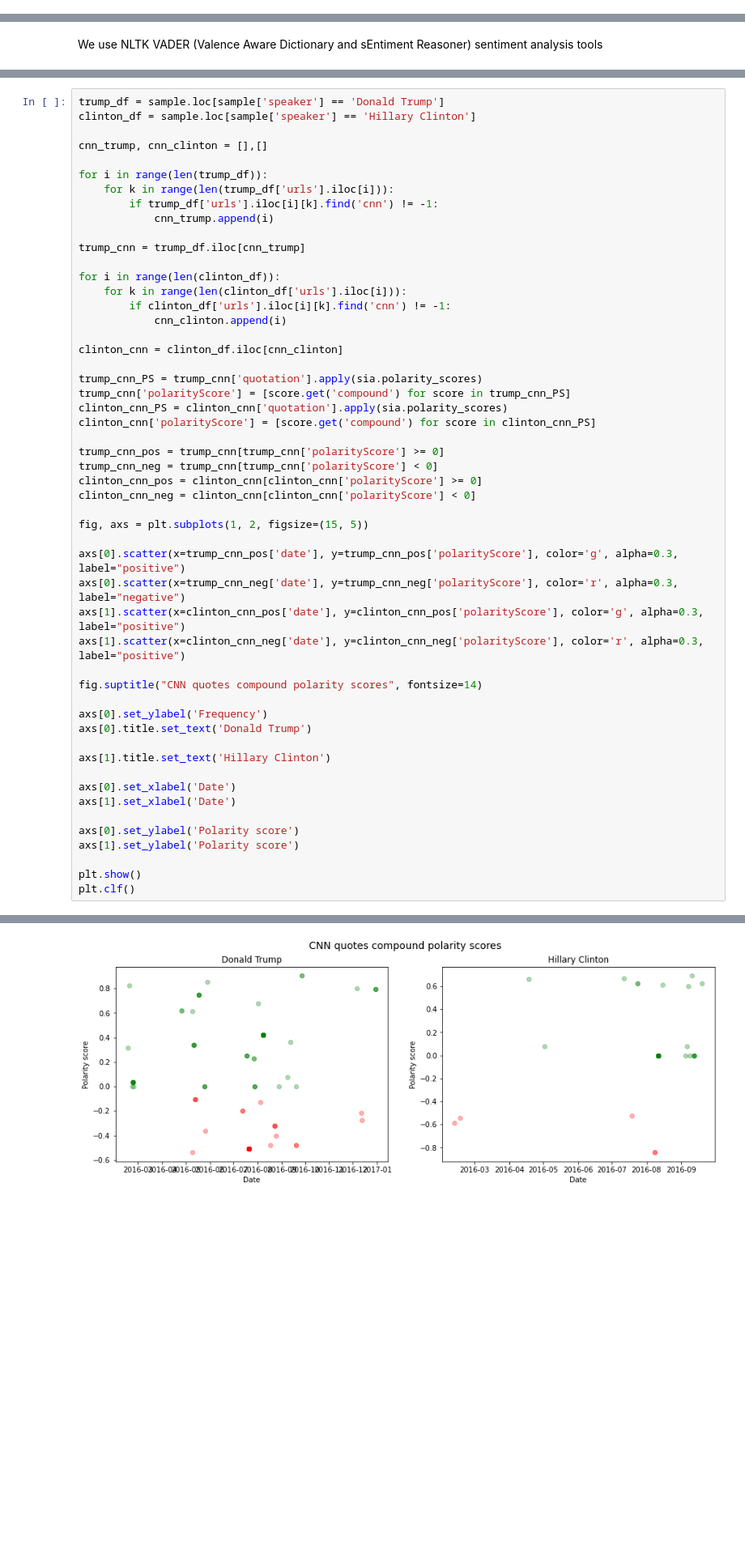
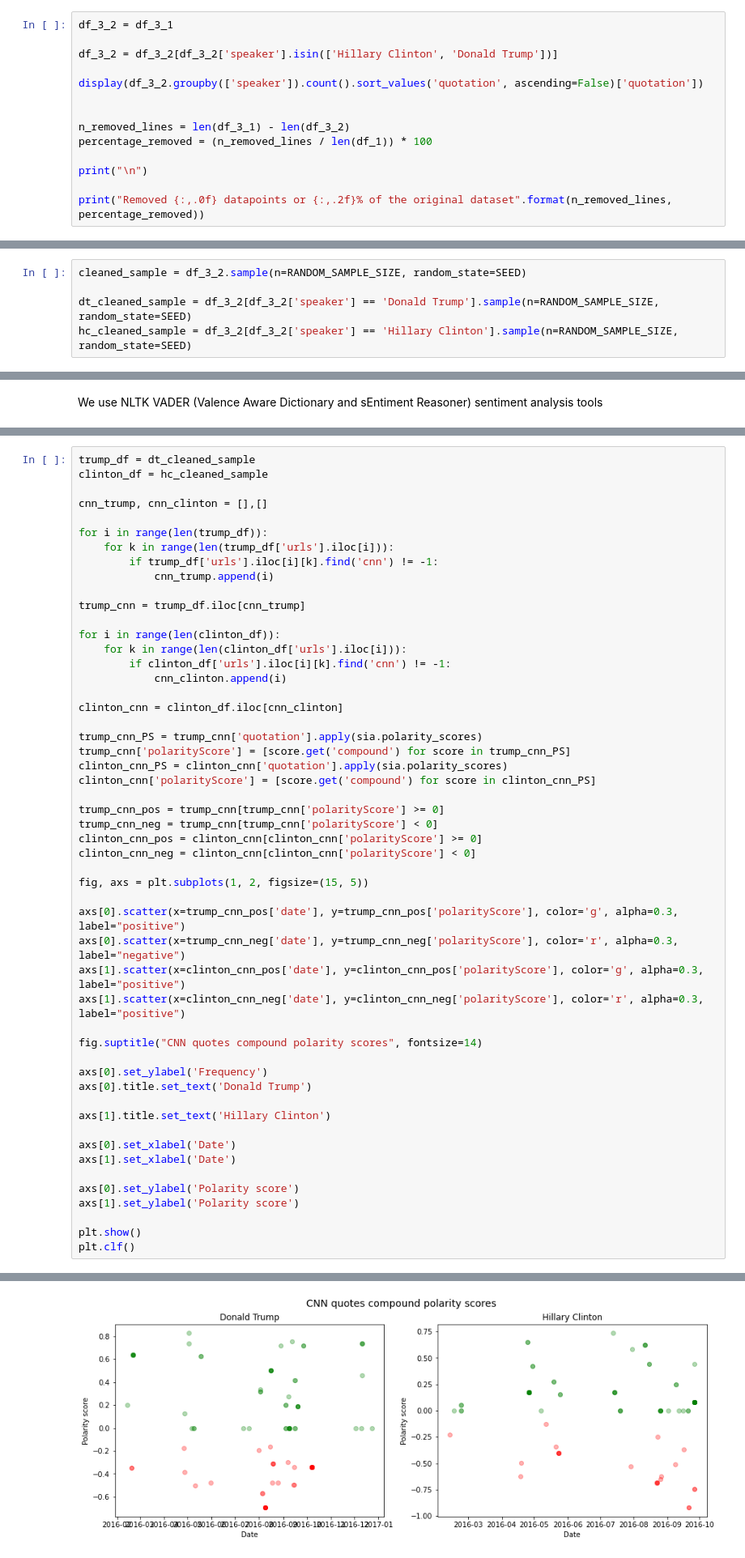
Before and after one commit to epfl-ada/ada-2021-project-radar, a Jupyter notebook: Milestone2.ipynb, the cells around one changed output, grey strips where cells are left out. Shown at 81% size. Saved outputs shown, nothing was run; the diff lists cells and outputs as text; blank space fills up the shorter version.

```diff
--- a/Milestone2.ipynb
+++ b/Milestone2.ipynb
@@ -229,0 +230,14 @@ Removed 20,124 datapoints or 13.96% of the dataset
+# %%
+df_3_2 = df_3_1
+
+df_3_2 = df_3_2[df_3_2['speaker'].isin(['Hillary Clinton', 'Donald Trump'])]
+
+display(df_3_2.groupby(['speaker']).count().sort_values('quotation', ascending=False)['quotation'])
+
+
+n_removed_lines = len(df_3_1) - len(df_3_2)
+percentage_removed = (n_removed_lines / len(df_1)) * 100
+
+print("\n")
+
+print("Removed {:,.0f} datapoints or {:,.2f}% of the original dataset".format(n_removed_lines, percentage_removed))
@@ -235,0 +258,5 @@ Removed 20,124 datapoints or 13.96% of the dataset
+# %%
+cleaned_sample = df_3_2.sample(n=RANDOM_SAMPLE_SIZE, random_state=SEED)
+
+dt_cleaned_sample = df_3_2[df_3_2['speaker'] == 'Donald Trump'].sample(n=RANDOM_SAMPLE_SIZE, random_state=SEED)
+hc_cleaned_sample = df_3_2[df_3_2['speaker'] == 'Hillary Clinton'].sample(n=RANDOM_SAMPLE_SIZE, random_state=SEED)
@@ -296,7 +326,7 @@ clinton_polarity_scores = hc_sample['quotation'].apply(sia.polarity_scores)
 hc_sample['polarityScore'] = [score.get('compound') for score in clinton_polarity_scores]
 # %%
-trump_df = sample.loc[sample['speaker'] == 'Donald Trump']
-clinton_df = sample.loc[sample['speaker'] == 'Hillary Clinton']
+trump_df = dt_cleaned_sample
+clinton_df = hc_cleaned_sample
 
 cnn_trump, cnn_clinton = [],[]
 
@@ -330,34 +360,34 @@ axs[0].scatter(x=trump_cnn_pos['date'], y=trump_cnn_pos['polarityScore'], color=
 axs[0].scatter(x=trump_cnn_neg['date'], y=trump_cnn_neg['polarityScore'], color='r', alpha=0.3, label="negative")
 axs[1].scatter(x=clinton_cnn_pos['date'], y=clinton_cnn_pos['polarityScore'], color='g', alpha=0.3, label="positive")
 axs[1].scatter(x=clinton_cnn_neg['date'], y=clinton_cnn_neg['polarityScore'], color='r', alpha=0.3, label="positive")
 
 fig.suptitle("CNN quotes compound polarity scores", fontsize=14)
 
 axs[0].set_ylabel('Frequency')
 axs[0].title.set_text('Donald Trump')
 
 axs[1].title.set_text('Hillary Clinton')
 
 axs[0].set_xlabel('Date')
 axs[1].set_xlabel('Date')
 
 axs[0].set_ylabel('Polarity score')
 axs[1].set_ylabel('Polarity score')
 
 plt.show()
 plt.clf()
 # %% [output]
 A value is trying to be set on a copy of a slice from a DataFrame.
 Try using .loc[row_indexer,col_indexer] = value instead
 
 See the caveats in the documentation: https://pandas.pydata.org/pandas-docs/stable/user_guide/indexing.html#returning-a-view-versus-a-copy
   trump_cnn['polarityScore'] = [score.get('compound') for score in trump_cnn_PS]
 A value is trying to be set on a copy of a slice from a DataFrame.
 Try using .loc[row_indexer,col_indexer] = value instead
 
 See the caveats in the documentation: https://pandas.pydata.org/pandas-docs/stable/user_guide/indexing.html#returning-a-view-versus-a-copy
   clinton_cnn['polarityScore'] = [score.get('compound') for score in clinton_cnn_PS]
-[figure, old version]
+[figure, new version]
 <Figure size 432x288 with 0 Axes>
 # %%
 breitbart_trump, breitbart_clinton = [],[]
```
Also changed, not shown: parts of 32 cells of this notebook, 1 other file.
